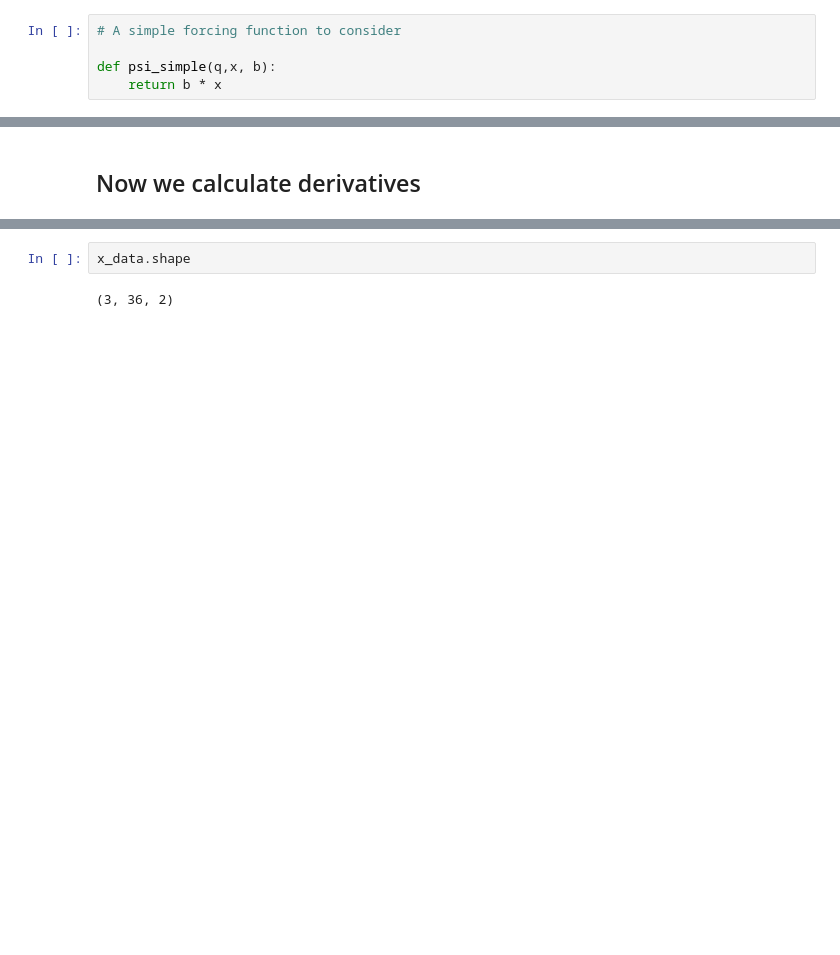
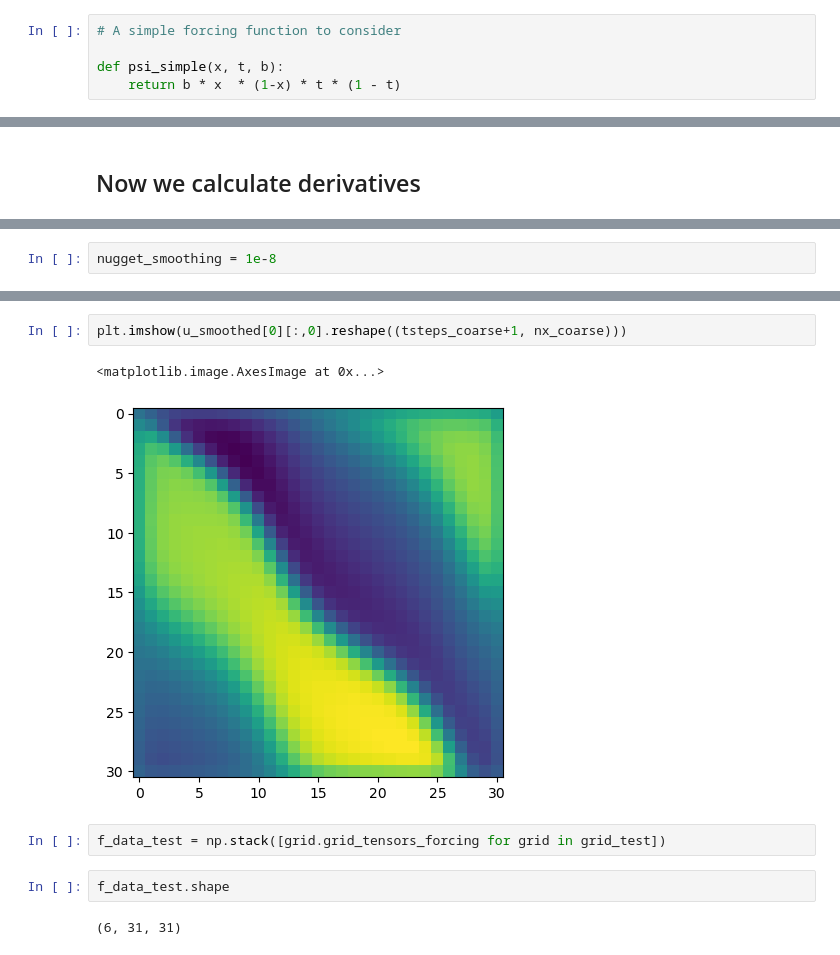
Before and after one commit to MKupperman/KernelPDEforBioProject, a Jupyter notebook: Notebooks/Demo_day2.ipynb, the cells around one changed output, grey strips where cells are left out. Drawn from its saved outputs; the diff is of its cells as text; blank space fills up the shorter version.

```diff
--- a/Notebooks/Demo_day2.ipynb
+++ b/Notebooks/Demo_day2.ipynb
@@ -79,5 +83,5 @@ for t in range(tsteps):
 # %%
 # A simple forcing function to consider
 
-def psi_simple(q,x, b):
-    return b * x
+def psi_simple(x, t, b):
+    return b * x  * (1-x) * t * (1 - t)
@@ -137,0 +217,2 @@ array([[0.05, 0.5 ],
+# %%
+nugget_smoothing = 1e-8
@@ -138,4 +244,11 @@ array([[0.05, 0.5 ],
+# %%
+plt.imshow(u_smoothed[0][:,0].reshape((tsteps_coarse+1, nx_coarse)))
+# %% [output]
+<matplotlib.image.AxesImage at 0x...>
+[figure, added]
+# %%
+f_data_test = np.stack([grid.grid_tensors_forcing for grid in grid_test])
 # %%
-x_data.shape
+f_data_test.shape
 # %% [output]
-(3, 36, 2)
+(6, 31, 31)
```
Also changed, not shown: parts of 43 cells of this notebook, 3 other files.
